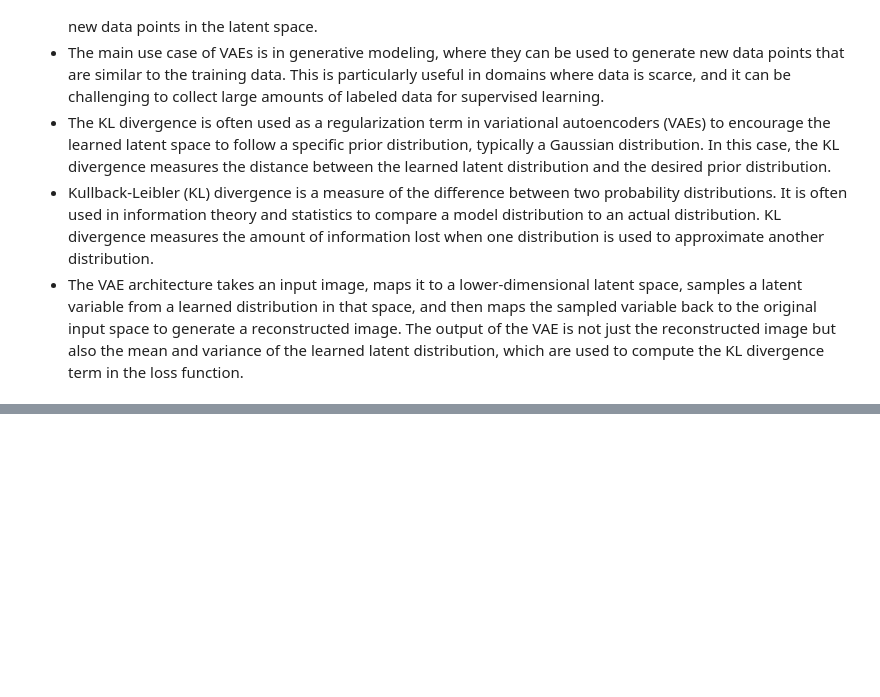
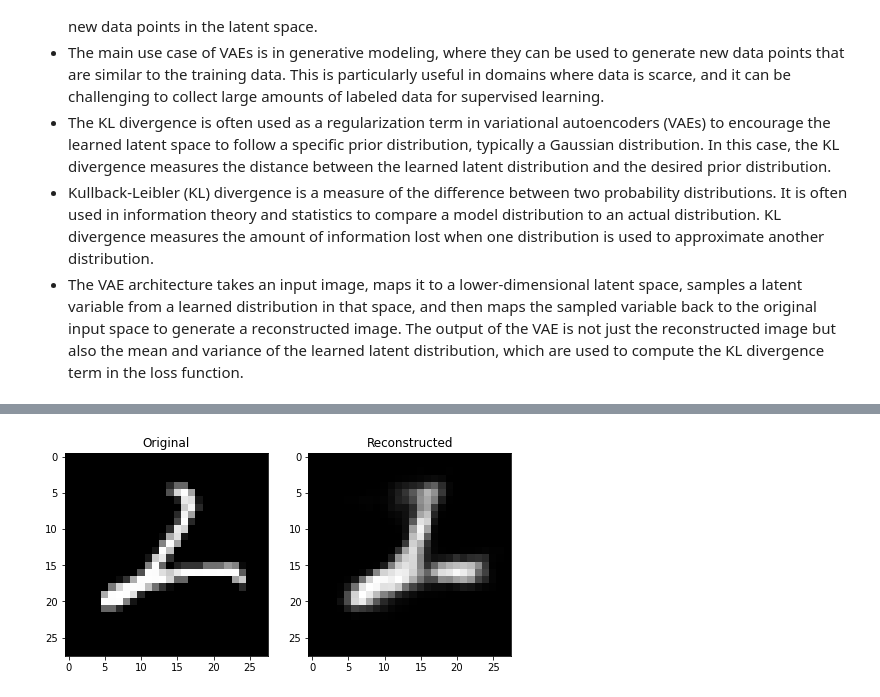
Before and after one commit to Suraj520/data-science, a Jupyter notebook: 02-deep-learning/46-variational-auto-encoders/notebook.ipynb, the cells around one changed output, grey strips where cells are left out. Drawn from its saved outputs; the diff is of its cells as text; code cells hidden in the pictures; blank space fills up the shorter version.

Commit message:
VAEs - MNIST Digit reconstruction

```diff
--- a/02-deep-learning/46-variational-auto-encoders/notebook.ipynb
+++ b/02-deep-learning/46-variational-auto-encoders/notebook.ipynb
@@ -9,0 +98,8 @@
+# %%
+# Create the VAE and optimizer
+model = VAE()
+optimizer = optim.Adam(model.parameters(), lr=1e-3)
+# %%
+# Train the VAE for several epochs
+for epoch in range(1, 51):
+    train(model, train_loader, optimizer, epoch)
@@ -9,0 +124,5 @@
+# %%
+# Evaluating
+transform = transforms.Compose([transforms.ToTensor()])
+test_set = datasets.MNIST(root='./data', train=False, download=True, transform=transform)
+test_loader = DataLoader(test_set, batch_size=128, shuffle=True)
@@ -9,0 +157,16 @@
+# %%
+# Evaluating on single image
+
+
+model.eval()
+image,_ = test_set.__getitem__(43)
+with torch.no_grad():
+    image = image.to(device)
+    recon_image, mu, logvar = model(image.unsqueeze(0))
+
+    # compute reconstruction loss
+
+    recon_loss = loss_function(recon_batch, data, mu, logvar)
+
+
+print("Total loss: {:.3f}".format(recon_loss))
@@ -9,0 +175,14 @@
+# %%
+# convert the tensors to numpy arrays and reshape them into images
+image = np.reshape(image.numpy(), (28, 28))
+recon_image = np.reshape(recon_image.numpy(), (28, 28))
+
+# display the original image and the reconstructed image side-by-side
+fig, axes = plt.subplots(nrows=1, ncols=2, figsize=(8, 4))
+axes[0].imshow(image, cmap='gray')
+axes[0].set_title("Original")
+axes[1].imshow(recon_image, cmap='gray')
+axes[1].set_title("Reconstructed")
+plt.show()
+# %% [output]
+[figure, added]
```
Also changed, not shown: parts of 9 cells of this notebook, 8 other files.
